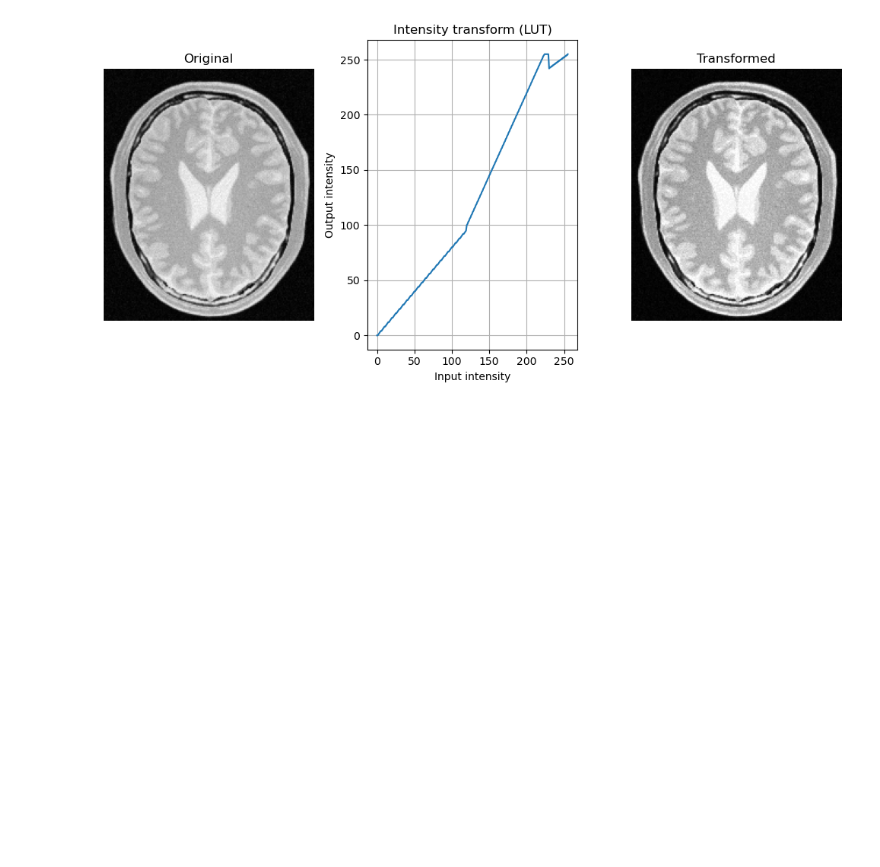
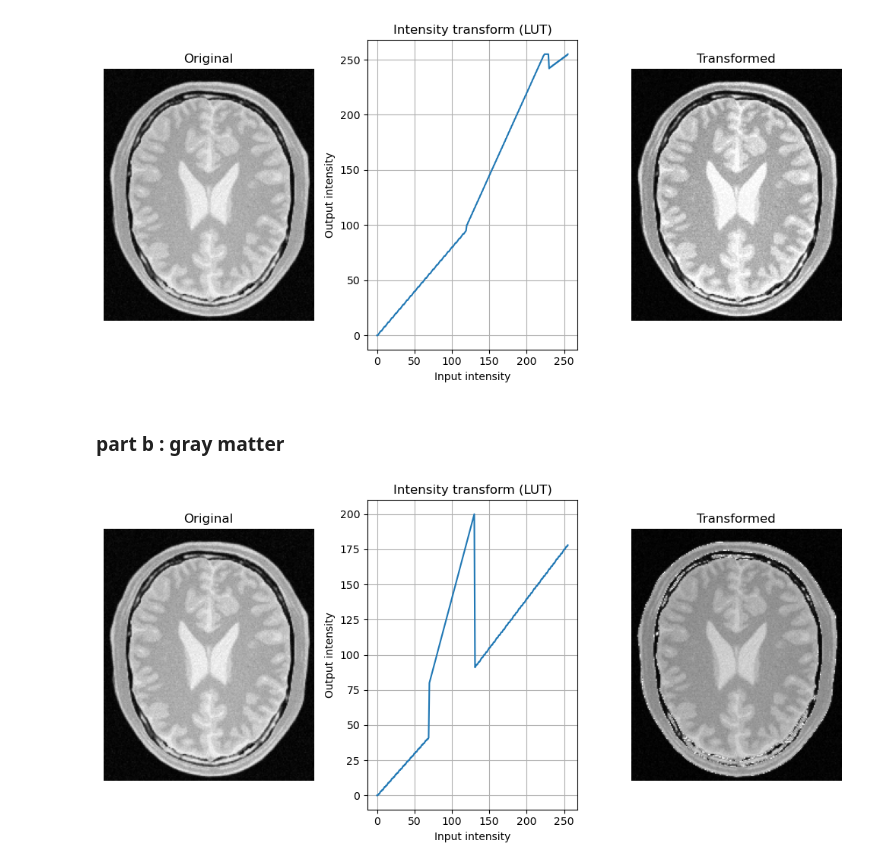
Before and after one commit to samitha278/EN3160-IPCV, a Jupyter notebook: EN3160 Assignment 1.ipynb, the cells around one changed output. Cells and saved outputs as stored; diff of their text form; code cells hidden in the pictures; blank space fills up the shorter version.

```diff
--- a/EN3160 Assignment 1.ipynb
+++ b/EN3160 Assignment 1.ipynb
@@ -200,3 +201,45 @@ plt.tight_layout()
 plt.show()
 # %% [output]
 [figure]
+# %% [markdown]
+### part b : gray matter
+# %%
+r = np.arange(256)
+s = np.zeros_like(r)
+
+
+m1 = r < 70
+s[m1] = 0.6 * r[m1]
+
+m2 = (r >= 70) & (r <= 130)
+s[m2] = 80 + 2 * (r[m2] - 70)
+
+m3 = r > 130
+s[m3] = 0.7 * r[m3]
+
+lut = np.clip(np.round(s),0,255).astype(np.uint8)
+transformed = cv.LUT(gray_im,lut)
+# %%
+plt.figure(figsize=(10,5))
+
+plt.subplot(1,3,1)
+plt.imshow(gray_im, cmap='gray')
+plt.title('Original')
+plt.axis('off')
+
+plt.subplot(1,3,2)
+plt.plot(lut)
+plt.title('Intensity transform (LUT)')
+plt.xlabel('Input intensity')
+plt.ylabel('Output intensity')
+plt.grid(True)
+
+plt.subplot(1,3,3)
+plt.imshow(transformed, cmap='gray')
+plt.title('Transformed')
+plt.axis('off')
+
+plt.tight_layout()
+plt.show()
+# %% [output]
+[figure, added]
```
Also changed, not shown: parts of 3 cells of this notebook.
